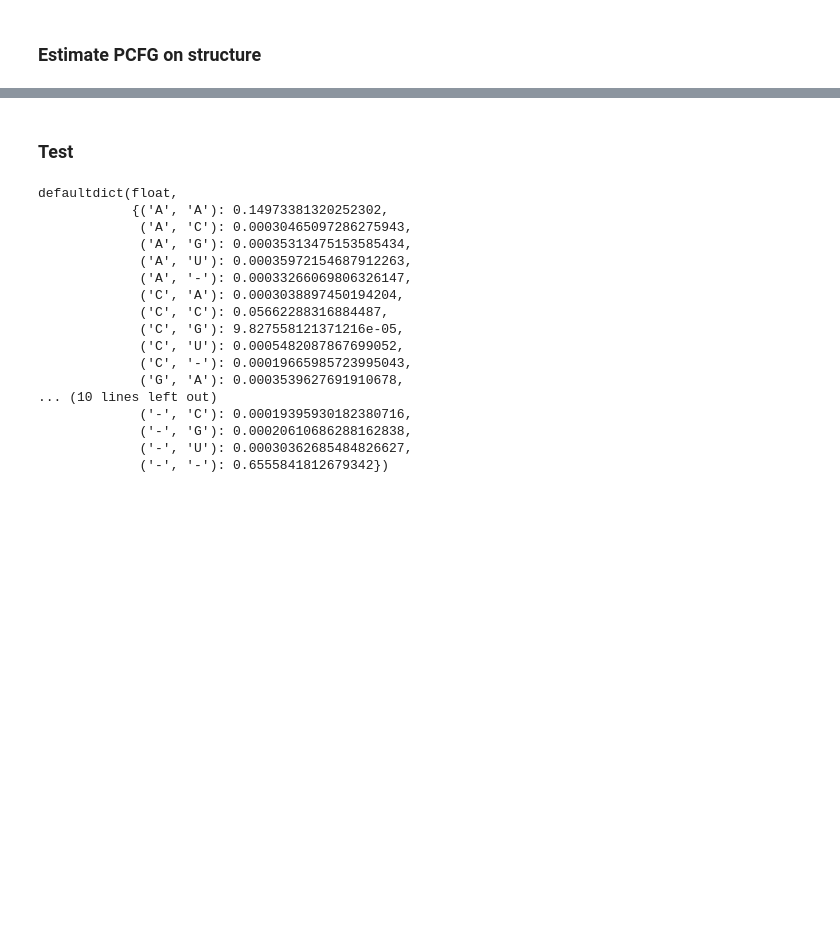
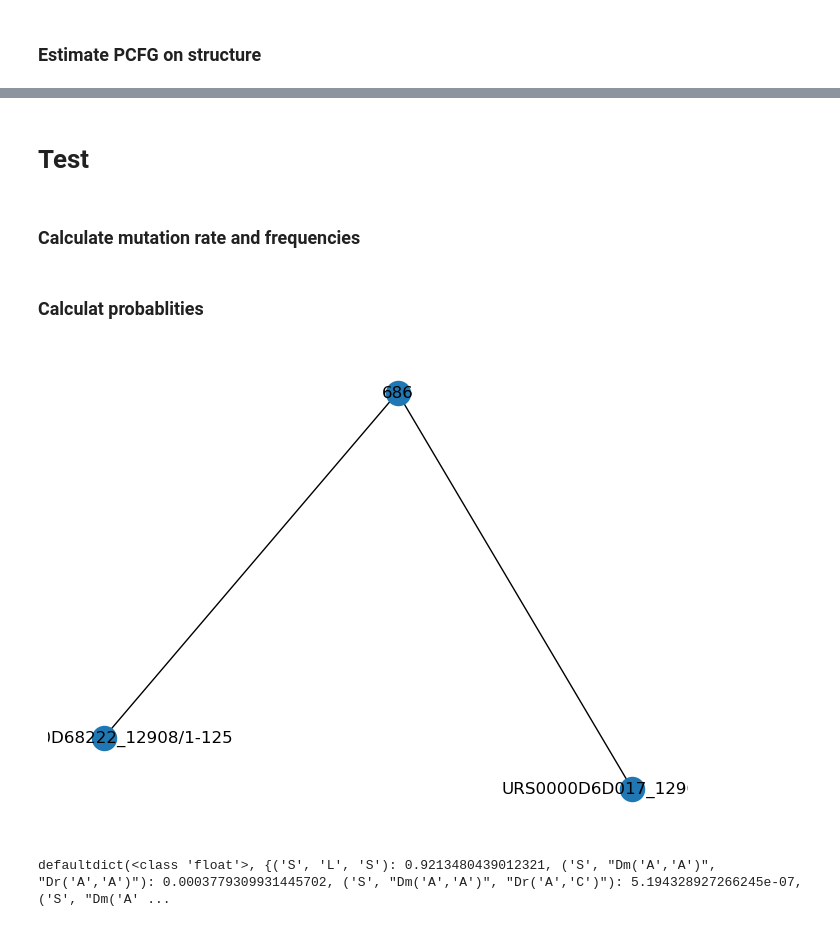
Before and after one commit to Mr-Ahmadi/RNA-Secondary-Structure-Prediction, a Jupyter notebook: notebook/process.ipynb, the cells around one changed output, grey strips where cells are left out. Cells and saved outputs as stored; diff of their text form; code cells hidden in the pictures; blank space fills up the shorter version.

```diff
--- a/notebook/process.ipynb
+++ b/notebook/process.ipynb
@@ -334,12 +426,3 @@ def calc_column_prob(graph, frequencies, rate_values, aligned_list, leaf_values)
         column_probablity += (temp * frequencies[root_value])
 
     return column_probablity
-# %%
-def get_column_probs(graph, frequencies, rate_values, aligned_list):
-    column_probs = defaultdict(float)
-    leaf_values_list = get_all_states(len(aligned_list))
-
-    for leaf_values in leaf_values_list:
-        column_probs[tuple(leaf_values)] = calc_column_prob(graph, frequencies, rate_values, aligned_list, leaf_values)
-
-    return column_probs
@@ -388,33 +592,45 @@ s
 # %% [markdown]
-### Test
+# Test
+# %% [markdown]
+### Calculate mutation rate and frequencies
 # %%
 structure = read_structure("RF03000.structure")
 seq_dict = read_sequences("RF03000.phylip")
 graph = read_tree("RF03000.nwk")
 simplified = simplify_struct(structure, "RF03000")
 
-single_frequencies, paired_frequencies, singles_prob, paireds_prob = calc_frequencies(seq_dict, structure)
-single_rate_values, paired_rate_values = calc_rate_values(graph, seq_dict, structure, single_frequencies, paired_frequencies, singles_prob, paireds_prob)
+(single_frequencies,
+ paired_frequencies,
+ singles_prob,
+ paireds_prob) = calc_frequencies(seq_dict, structure)
 
-
-aligned_list = ["URS0000D68222_12908/1-125", "URS0000D6D017_12908/1-124"]
-get_column_probs(graph, single_frequencies, single_rate_values, aligned_list)
-# get_probablity_values(single_rate_matrix, .05, ["A", "C", "G", "U"])
+(single_rate_values,
+ paired_rate_values) = calc_rate_values(
+    graph,
+    seq_dict,
+    structure,
+    single_frequencies,
+    paired_frequencies,
+    singles_prob,
+    paireds_prob
+)
-# %% [output]
-defaultdict(float,
-            {('A', 'A'): 0.14973381320252302,
-             ('A', 'C'): 0.00030465097286275943,
-             ('A', 'G'): 0.00035313475153585434,
-             ('A', 'U'): 0.00035972154687912263,
-             ('A', '-'): 0.00033266069806326147,
-             ('C', 'A'): 0.0003038897450194204,
-             ('C', 'C'): 0.05662288316884487,
-             ('C', 'G'): 9.827558121371216e-05,
-             ('C', 'U'): 0.0005482087867699052,
-             ('C', '-'): 0.00019665985723995043,
-             ('G', 'A'): 0.0003539627691910678,
-... (10 lines left out)
-             ('-', 'C'): 0.00019395930182380716,
-             ('-', 'G'): 0.00020610686288162838,
-             ('-', 'U'): 0.00030362685484826627,
-             ('-', '-'): 0.6555841812679342})
+# %% [markdown]
+### Calculat probablities
+# %%
+aligned_list = ["URS0000D68222_12908/1-125", "URS0000D6D017_12908/1-124"]
+subtree, subtree_root, leaf_nodes, unleaf_nodes = get_subtree(graph, aligned_list)
+
+(single_column_probs,
+ paired_column_probs) = get_column_probs(
+    subtree,
+    subtree_root,
+    leaf_nodes,
+    unleaf_nodes,
+    single_frequencies,
+    paired_frequencies,
+    single_rate_values,
+    paired_rate_values,
+    aligned_list
+)
+# %% [output]
+[figure, added]
@@ -420,0 +647,5 @@ defaultdict(float,
+# %%
+# Read from extended file
+extended_pcfg = PCFG("Extended.cfg", "Extended.pcfg")
+# %% [output]
+defaultdict(<class 'float'>, {('S', 'L', 'S'): 0.9213480439012321, ('S', "Dm('A','A')", "Dr('A','A')"): 0.0003779309931445702, ('S', "Dm('A','A')", "Dr('A','C')"): 5.194328927266245e-07, ('S', "Dm('A' ...
```
Also changed, not shown: parts of 36 cells of this notebook, 7 other files.
